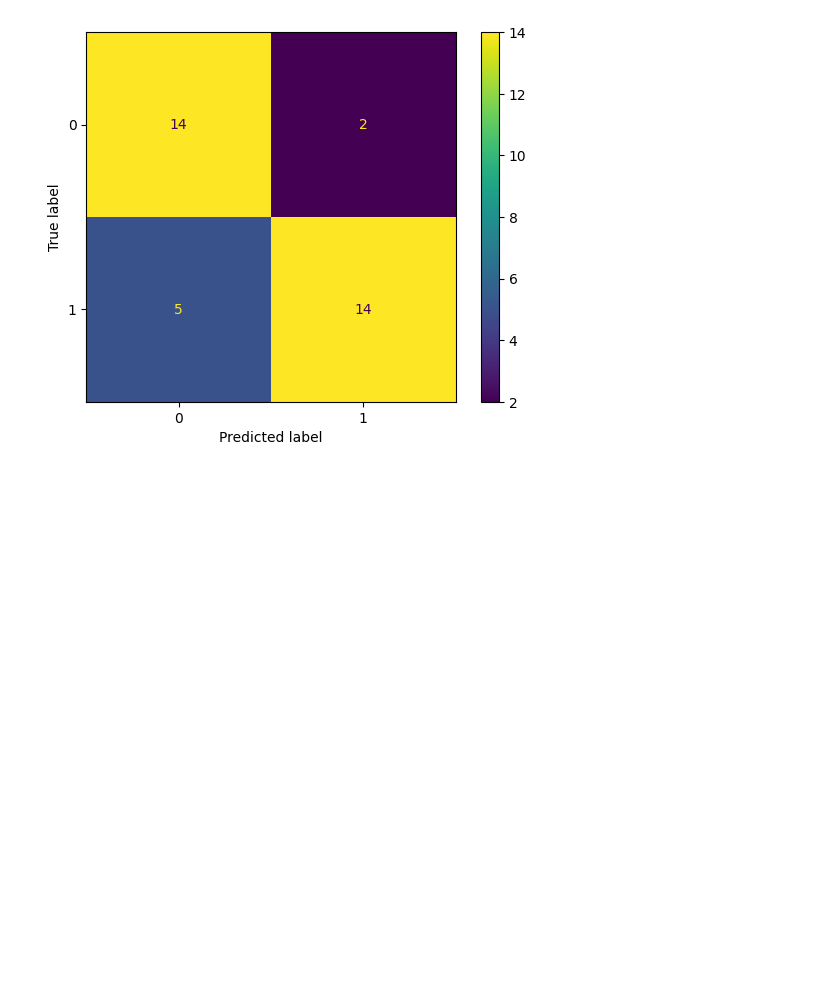
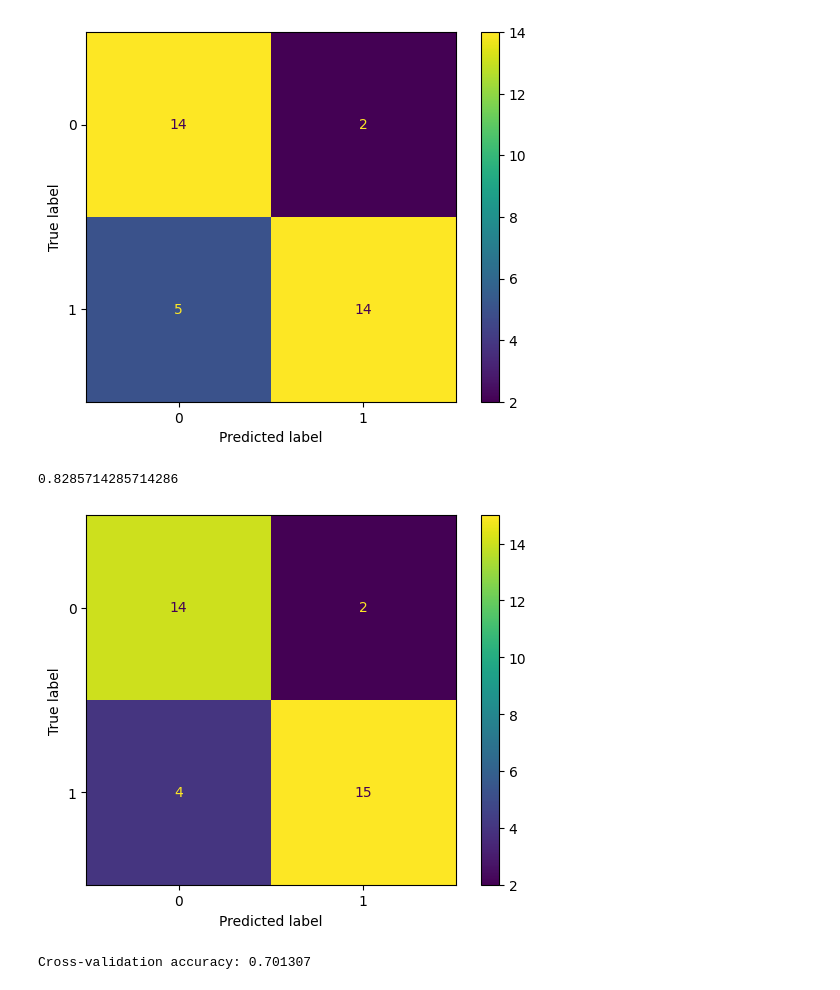
Before and after one commit to TamimEhsan/internship-nwpgcl-faulty-sensor-detection, a Jupyter notebook: Task 1/Task_1.ipynb, the cells around one changed output. Saved outputs shown, nothing was run; the diff lists cells and outputs as text; code cells hidden in the pictures; blank space fills up the shorter version.

Commit message:
Fine tuned XGBoost and added cross validation

```diff
--- a/Task 1/Task_1.ipynb
+++ b/Task 1/Task_1.ipynb
@@ -154,3 +154,49 @@ cm_display = ConfusionMatrixDisplay(cm).plot()
 # %% [output]
 0.8
 [figure]
+# %%
+# XGBOOST with parameter tuning
+from xgboost import XGBClassifier
+from sklearn.metrics import mean_absolute_error
+from sklearn.model_selection import train_test_split
+
+X_training, X_testing, y_training, y_testing = train_test_split(
+    X_main, y_main, test_size=0.4,random_state=42
+)
+XGB_model = XGBClassifier(n_estimators=100, learning_rate=0.08, n_jobs=4)
+XGB_model.fit(X_training, y_training,
+             early_stopping_rounds=5,
+             eval_set=[(X_testing, y_testing)],
+             verbose=False)
+
+predictions = XGB_model.predict(X_testing)
+# print(predictions)
+# print(y_testing)
+from sklearn.metrics import accuracy_score
+acc = accuracy_score(y_testing, predictions)
+
+print(acc)
+
+from sklearn.metrics import confusion_matrix
+from sklearn.metrics import ConfusionMatrixDisplay
+
+cm = confusion_matrix(y_testing, predictions)
+cm_display = ConfusionMatrixDisplay(cm).plot()
+# %% [output]
+0.8285714285714286
+[figure, added]
+# %%
+# Cross validating to make sure model doesn't overfit
+
+from sklearn.pipeline import make_pipeline
+from sklearn.model_selection import cross_val_score
+
+# Since there is no preprocessing, we don't need a pipeline (used anyway as best practice!)
+my_pipeline = make_pipeline(XGBClassifier(n_estimators=100, learning_rate=0.08, n_jobs=4))
+cv_scores = cross_val_score(my_pipeline, X, y,
+                            cv=5,
+                            scoring='accuracy')
+
+print("Cross-validation accuracy: %f" % cv_scores.mean())
+# %% [output]
+Cross-validation accuracy: 0.701307
```
Also changed, not shown: parts of 2 cells of this notebook.
